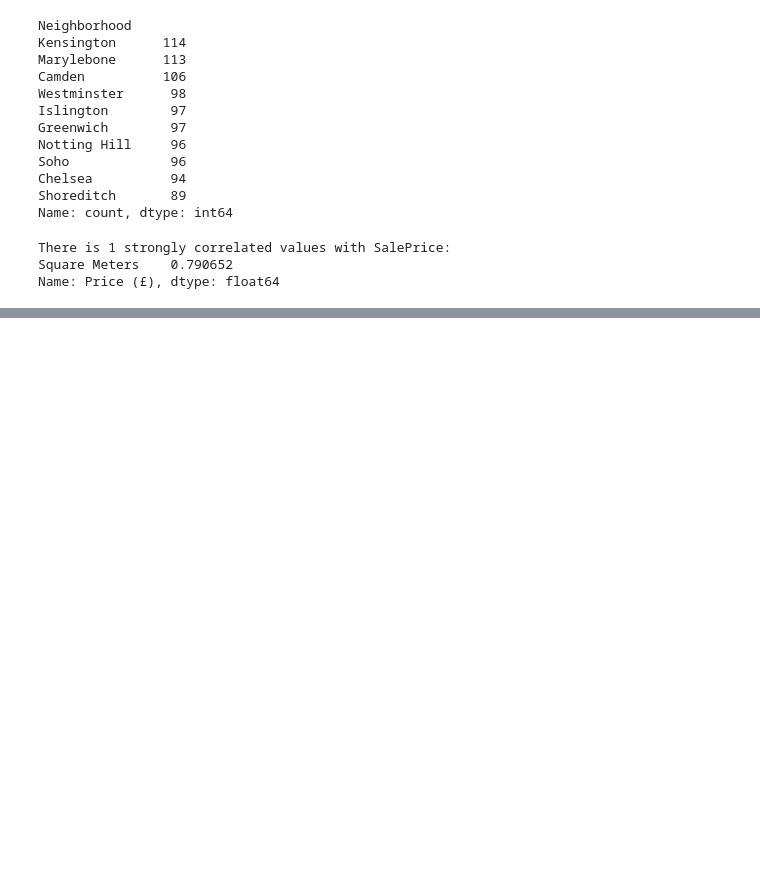
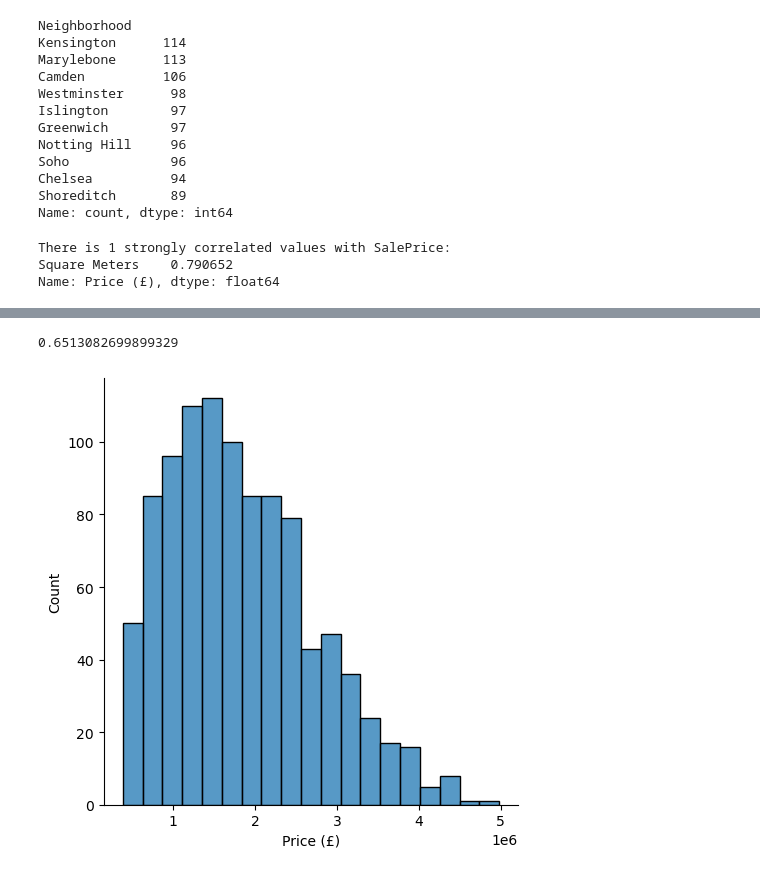
Before and after one commit to RenanAlves13/Estudos-Machine-Learning, a Jupyter notebook: análise exploratória de dados/modulo 1/exercise.ipynb, the cells around one changed output, grey strips where cells are left out. Cells and saved outputs as stored; diff of their text form; code cells hidden in the pictures; blank space fills up the shorter version.

Commit message:
Update module 1 notebooks with skewness analysis

```diff
--- a/análise exploratória de dados/modulo 1/exercise.ipynb
+++ b/análise exploratória de dados/modulo 1/exercise.ipynb
@@ -98,0 +121,9 @@ Name: Price (£), dtype: float64
+# %%
+# Log Transformation
+# Inspect if 'Price (£)' are normally distributed
+dataset_unstransformed = sns.displot(dataset['Price (£)'])
+# Print the skewness
+dataset['Price (£)'].skew()
+# %% [output]
+0.6513082699899329
+[figure, added]
```
Also changed, not shown: parts of 9 cells of this notebook, 1 other file.
